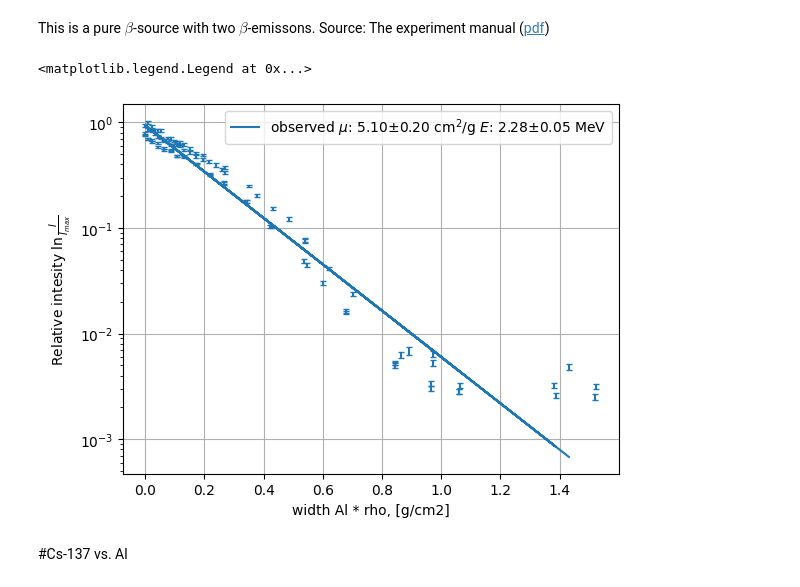
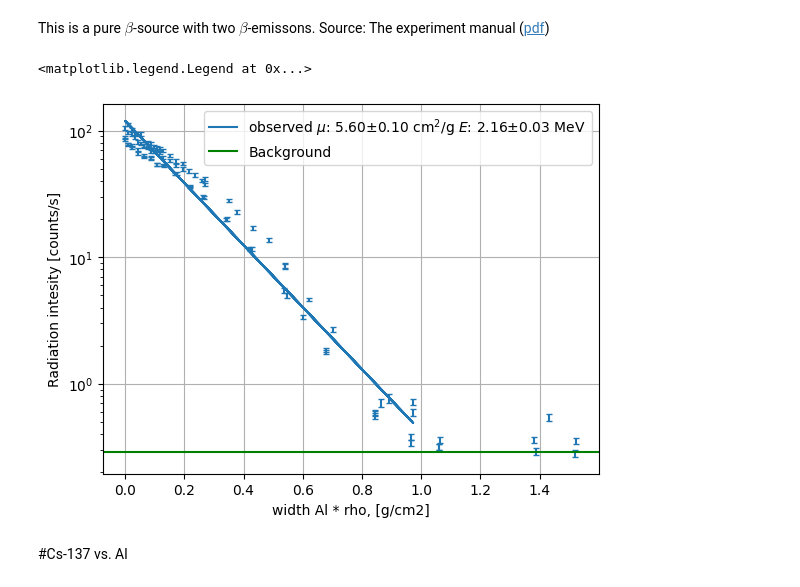
Before and after one commit to evgeny-kolonsky/Lab4, a Jupyter notebook: NU/Attenuation_model.ipynb, the cells around one changed output. Cells and saved outputs as stored; diff of their text form; code cells hidden in the pictures.

```diff
--- a/NU/Attenuation_model.ipynb
+++ b/NU/Attenuation_model.ipynb
@@ -17,6 +17,8 @@ from scipy.stats import chisquare, poisson, linregress
 - $\gamma$ rays: [X-Rays Mass Attenuation Coefficients](https://physics.nist.gov/PhysRefData/XrayMassCoef/tab3.html) NIST
 - $\beta$ rays: [Mass absorption coefficients and range of beta particles in Be, AI, Cu, Ag and Pb.](https://www.ias.ac.in/article/fulltext/pram/018/02/0121-0126)  Nathu Ram et al, 1982
 # %%
+I_background = 0.29 # counts / s
+
 GAMMA = {
     'Al':  '''
 #     Energy       μ/ρ        μen/ρ
@@ -649,37 +653,38 @@ for num in [4, 5, 6, 3]:
   time = np.append(time, time_)
 
 
 d = d * 1e-1 # mm -> cm
 delta = 1/np.sqrt(counts) # relative error
 I = counts / time
-I_rel = I / np.max(I) # relative
+I_rel = I / 1 # relative
 I_err = delta * I_rel
 
 d_rho = d * RHO['Al']
 
 plt.errorbar(d_rho, I_rel, capsize=2, yerr=I_err, linestyle='')
 
-WIDTH = 1.5 # g/cm2
+WIDTH = 1.0 # g/cm2
 condition = d_rho <= WIDTH # exponential decay part
 mu_rho, mu_rho_err, fit = get_murho(condition, d_rho, I_rel)
 energy_interval = energy_interpolate([mu_rho-mu_rho_err, mu_rho+mu_rho_err], 'Al', 'beta')
 energy = np.mean(energy_interval)
 energy_err = np.abs(energy_interval[0] - energy_interval[1])/2
 mu_txt = f'$\mu$: {mu_rho:.2f}±{mu_rho_err:.2f} cm$^2$/g'
 en_txt = f'$E$: {energy:.2f}±{energy_err:.2f} MeV'
 plt.plot(d_rho[condition], np.exp(fit.intercept + fit.slope * d_rho[condition]),
           color=plt.gca().lines[-1].get_color(), # get last color
           label=fr'observed {mu_txt} {en_txt}')
 
+plt.axhline(I_background, color='green', label='Background')
 
 plt.yscale('log')
 plt.xlabel('width Al * rho, [g/cm2]')
-plt.ylabel(r'Relative intesity $\ln \frac{I}{I_{max}}$')
+plt.ylabel(r'Radiation intesity [counts/s]')
 plt.grid()
 plt.legend()
 # %% [output]
 <matplotlib.legend.Legend at 0x...>
-[figure, old version]
+[figure, new version]
 # %% [markdown]
 #Cs-137 vs. Al
 # %% [markdown]
```
Also changed, not shown: parts of 6 cells of this notebook.
